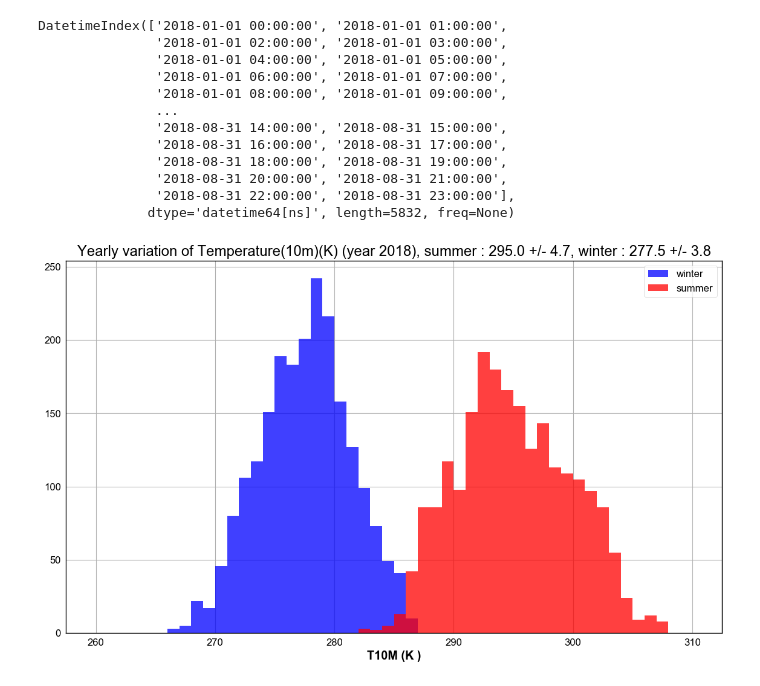
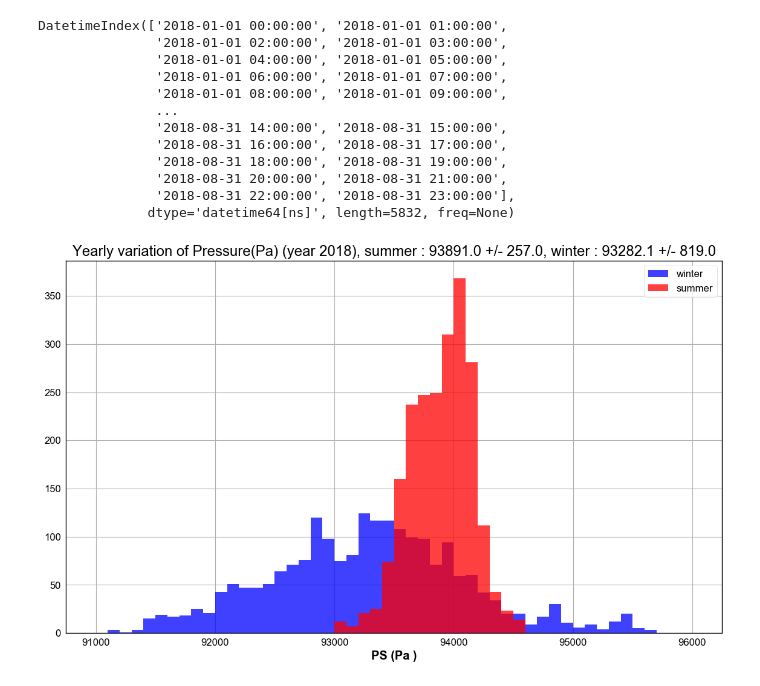
Before and after one commit to sylvielsstfr/GMAOMERRA2, a Jupyter notebook: inst1_2d_asm_Nx_M2I1NXASM/MakeHistogramsfromTXX.ipynb, the cells around one changed output. Drawn from its saved outputs; the diff is of its cells as text; code cells hidden in the pictures.

```diff
--- a/inst1_2d_asm_Nx_M2I1NXASM/MakeHistogramsfromTXX.ipynb
+++ b/inst1_2d_asm_Nx_M2I1NXASM/MakeHistogramsfromTXX.ipynb
@@ -32,17 +32,17 @@ import datetime as dt
 YEARSTR="2018"
 YEARNUM=int(YEARSTR)
 # %%
-#VAR_name='PS'
-#VAR_title='Pressure'
-#VAR_unit='Pa'
-#VAR_min=91000
-#VAR_max=96000
+VAR_name='PS'
+VAR_title='Pressure'
+VAR_unit='Pa'
+VAR_min=91000
+VAR_max=96000
 # %%
-VAR_name='T10M'
-VAR_title='Temperature(10m)'
-VAR_unit='K'
-VAR_min=260
-VAR_max=310
+#VAR_name='T10M'
+#VAR_title='Temperature(10m)'
+#VAR_unit='K'
+#VAR_min=260
+#VAR_max=310
 # %%
 yearfile='MERRA2_'+YEARSTR+'_inst1_2d_asm_Nx_M2I1NXASM_ohp_AllYear.csv'
 # %%
@@ -165,12 +165,12 @@ title = "Yearly variation of {}({}) (year {}), summer : {} +/- {}, winter : {} +
 # %%
 plt.figure(figsize=(14,8))
 n, bins, patches = plt.hist(var_winter, 50, range=(VAR_min,VAR_max),normed=False, facecolor='blue', alpha=0.75,label='winter')
 n, bins, patches = plt.hist(var_summer, 50, range=(VAR_min,VAR_max),normed=False, facecolor='red', alpha=0.75,label='summer')
 plt.title(title)
 xtitle=VAR_name+' ('+VAR_unit+' )'
 plt.xlabel(xtitle)
-figfilename='Histo_'+VAR_name+'_'+YEARSTR+'_WinterSummer.jpg'
+figfilename='Histo_'+VAR_name+'_'+YEARSTR+'_WinterSummer.png'
 plt.legend()
 plt.savefig(figfilename)
 # %% [output]
-[figure, old version]
+[figure, new version]
```
Also changed, not shown: parts of 2 cells of this notebook, 7 other files.
